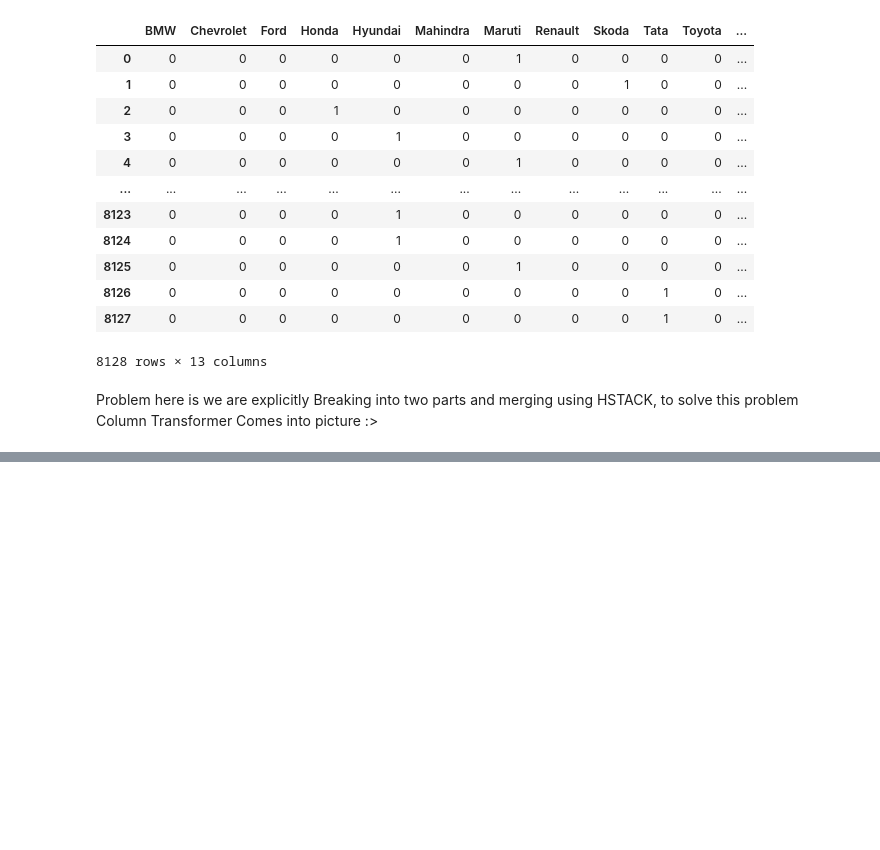
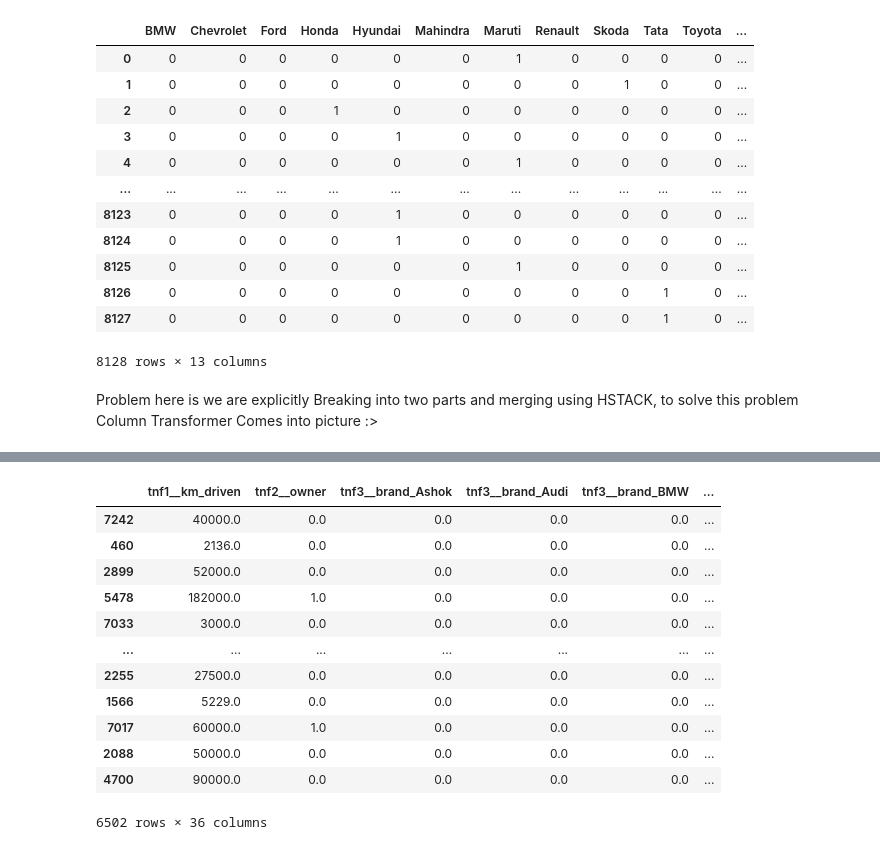
Before and after one commit to NayabJalal/MachineLearning-From-Scratch, a Jupyter notebook: FeatureEngineering/FeatureEncoding/OneHotEncoding.ipynb, the cells around one changed output, grey strips where cells are left out. Cells and saved outputs as stored; diff of their text form; code cells hidden in the pictures; blank space fills up the shorter version.

Commit message:
Feature Engineering/Column Transformer ->

```diff
--- a/FeatureEngineering/FeatureEncoding/OneHotEncoding.ipynb
+++ b/FeatureEngineering/FeatureEncoding/OneHotEncoding.ipynb
@@ -151,0 +177,27 @@ Problem here is we are explicitly Breaking into two parts and merging using HSTA
+# %%
+transformer = ColumnTransformer(transformers=[
+    ('tnf1' ,SimpleImputer(), ['km_driven']),
+    ('tnf2' ,OrdinalEncoder(categories=[['First Owner' , 'Second Owner' , 'Third Owner' , 'Fourth & Above Owner', 'Test Drive Car']]),['owner']),
+    ('tnf3' ,OneHotEncoder(sparse_output=False,drop='first'),['brand' , 'fuel'])
+],remainder='passthrough') #remainder='drop' for dropping the first col.
+# %%
+# transformer.fit_transform(X_train) -> In numpy, For DF
+transformer.set_output(transform="pandas")
+
+X_train_transformed = transformer.fit_transform(X_train)
+
+X_train_transformed
+# %% [output]
+|  | tnf1__km_driven | tnf2__owner | tnf3__brand_Ashok | tnf3__brand_Audi | tnf3__brand_BMW | ... |
+| 7242 | 40000.0 | 0.0 | 0.0 | 0.0 | 0.0 | ... |
+| 460 | 2136.0 | 0.0 | 0.0 | 0.0 | 0.0 | ... |
+| 2899 | 52000.0 | 0.0 | 0.0 | 0.0 | 0.0 | ... |
+| 5478 | 182000.0 | 1.0 | 0.0 | 0.0 | 0.0 | ... |
+| 7033 | 3000.0 | 0.0 | 0.0 | 0.0 | 0.0 | ... |
+| ... | ... | ... | ... | ... | ... | ... |
+| 2255 | 27500.0 | 0.0 | 0.0 | 0.0 | 0.0 | ... |
+| 1566 | 5229.0 | 0.0 | 0.0 | 0.0 | 0.0 | ... |
+| 7017 | 60000.0 | 1.0 | 0.0 | 0.0 | 0.0 | ... |
+| 2088 | 50000.0 | 0.0 | 0.0 | 0.0 | 0.0 | ... |
+| 4700 | 90000.0 | 0.0 | 0.0 | 0.0 | 0.0 | ... |
+6502 rows × 36 columns
```
Also changed, not shown: parts of 5 cells of this notebook.
